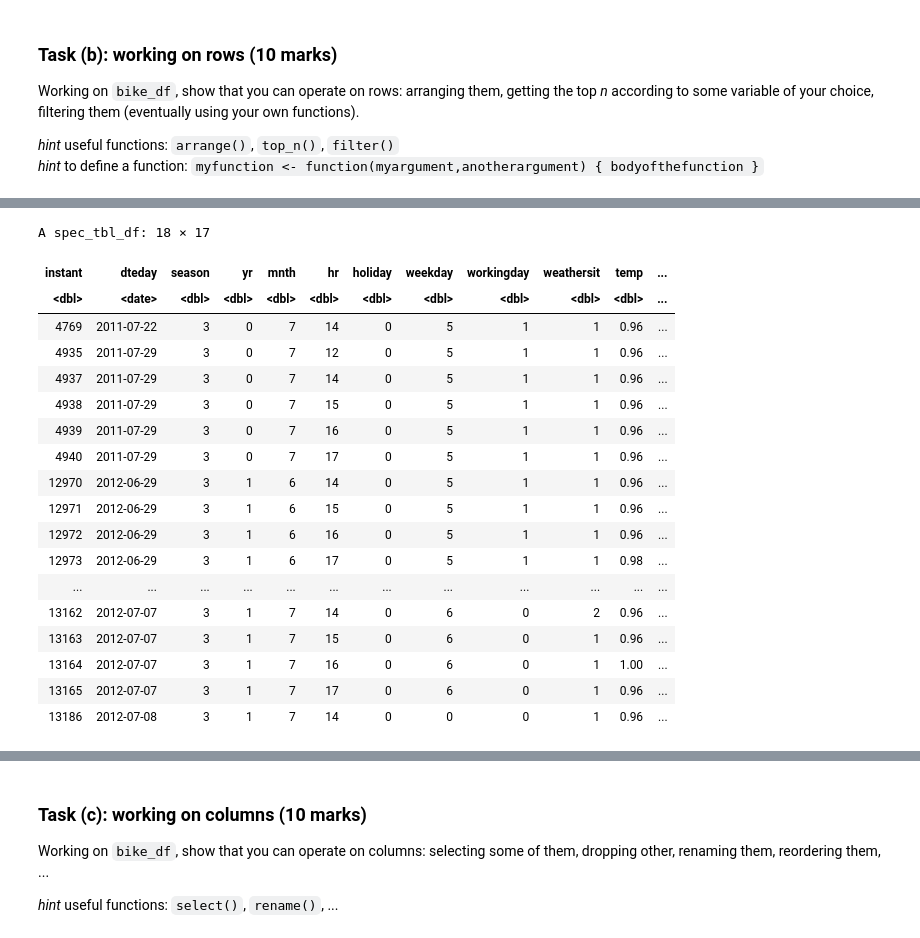
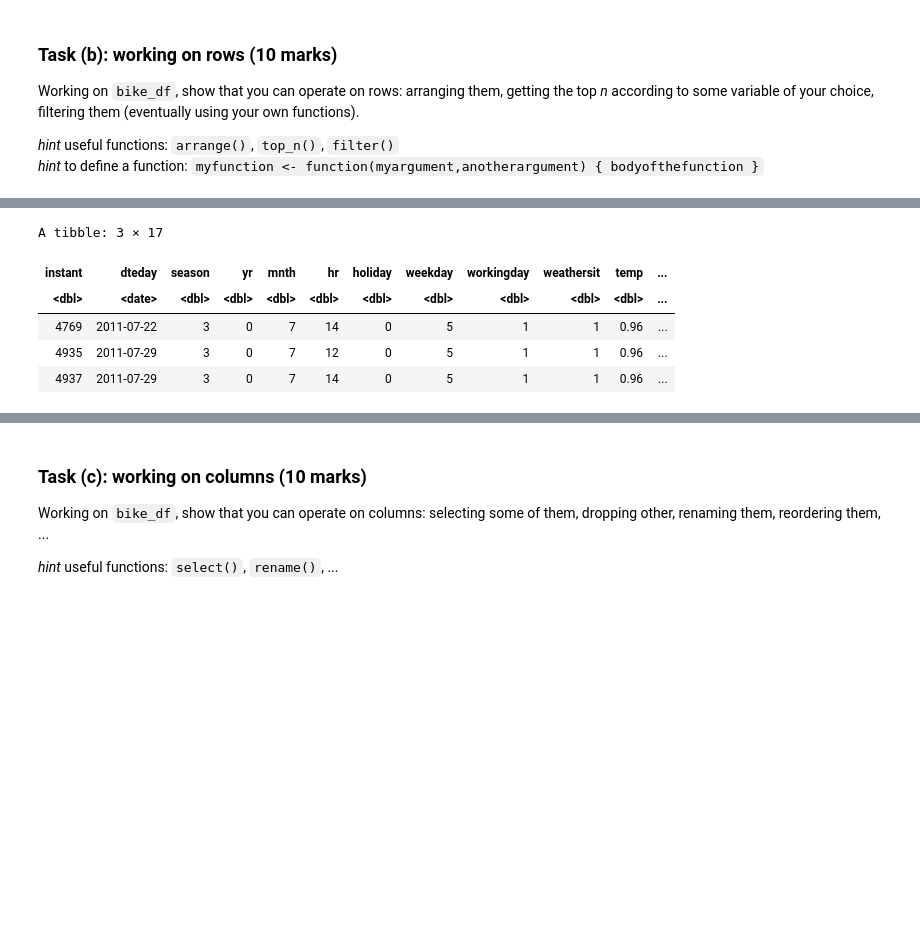
Before and after one commit to rni34/Jupyter_lab, a Jupyter notebook: Downloads/assignment1/DATA201_Assignment1_R.ipynb, the cells around one changed output, grey strips where cells are left out. Drawn from its saved outputs; the diff is of its cells as text; code cells hidden in the pictures; blank space fills up the shorter version.

```diff
--- a/Downloads/assignment1/DATA201_Assignment1_R.ipynb
+++ b/Downloads/assignment1/DATA201_Assignment1_R.ipynb
@@ -166,26 +156,14 @@ A spec_tbl_df: 17379 × 17
 # %%
 bike_df %>%
-top_n(3, temp)
+top_n(3, temp) %>%
+head(3)
 #get ALL the rows with 3 top(highest) temp data.
 # %% [output]
-A spec_tbl_df: 18 × 17
+A tibble: 3 × 17
 | instant | dteday | season | yr | mnth | hr | holiday | weekday | workingday | weathersit | temp | ... |
 | <dbl> | <date> | <dbl> | <dbl> | <dbl> | <dbl> | <dbl> | <dbl> | <dbl> | <dbl> | <dbl> | ... |
 | 4769 | 2011-07-22 | 3 | 0 | 7 | 14 | 0 | 5 | 1 | 1 | 0.96 | ... |
 | 4935 | 2011-07-29 | 3 | 0 | 7 | 12 | 0 | 5 | 1 | 1 | 0.96 | ... |
 | 4937 | 2011-07-29 | 3 | 0 | 7 | 14 | 0 | 5 | 1 | 1 | 0.96 | ... |
-| 4938 | 2011-07-29 | 3 | 0 | 7 | 15 | 0 | 5 | 1 | 1 | 0.96 | ... |
-| 4939 | 2011-07-29 | 3 | 0 | 7 | 16 | 0 | 5 | 1 | 1 | 0.96 | ... |
-| 4940 | 2011-07-29 | 3 | 0 | 7 | 17 | 0 | 5 | 1 | 1 | 0.96 | ... |
-| 12970 | 2012-06-29 | 3 | 1 | 6 | 14 | 0 | 5 | 1 | 1 | 0.96 | ... |
-| 12971 | 2012-06-29 | 3 | 1 | 6 | 15 | 0 | 5 | 1 | 1 | 0.96 | ... |
-| 12972 | 2012-06-29 | 3 | 1 | 6 | 16 | 0 | 5 | 1 | 1 | 0.96 | ... |
-| 12973 | 2012-06-29 | 3 | 1 | 6 | 17 | 0 | 5 | 1 | 1 | 0.98 | ... |
-| ... | ... | ... | ... | ... | ... | ... | ... | ... | ... | ... | ... |
-| 13162 | 2012-07-07 | 3 | 1 | 7 | 14 | 0 | 6 | 0 | 2 | 0.96 | ... |
-| 13163 | 2012-07-07 | 3 | 1 | 7 | 15 | 0 | 6 | 0 | 1 | 0.96 | ... |
-| 13164 | 2012-07-07 | 3 | 1 | 7 | 16 | 0 | 6 | 0 | 1 | 1.00 | ... |
-| 13165 | 2012-07-07 | 3 | 1 | 7 | 17 | 0 | 6 | 0 | 1 | 0.96 | ... |
-| 13186 | 2012-07-08 | 3 | 1 | 7 | 14 | 0 | 0 | 0 | 1 | 0.96 | ... |
 # %%
 bike_df %>%
```
Also changed, not shown: parts of 18 cells of this notebook.
